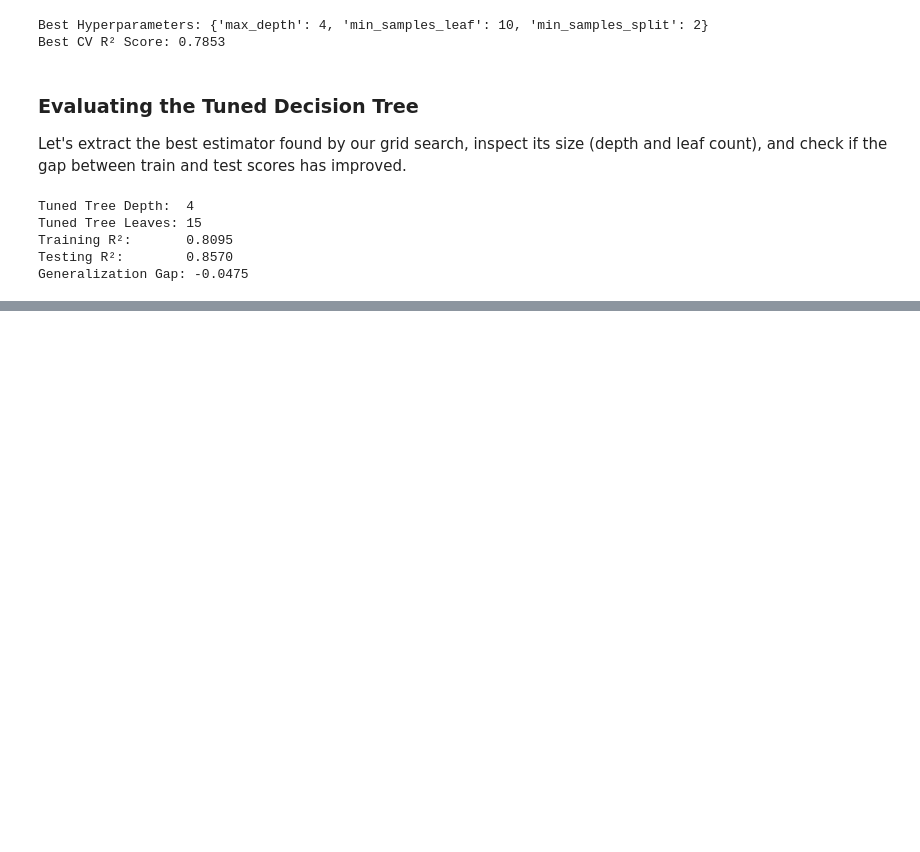
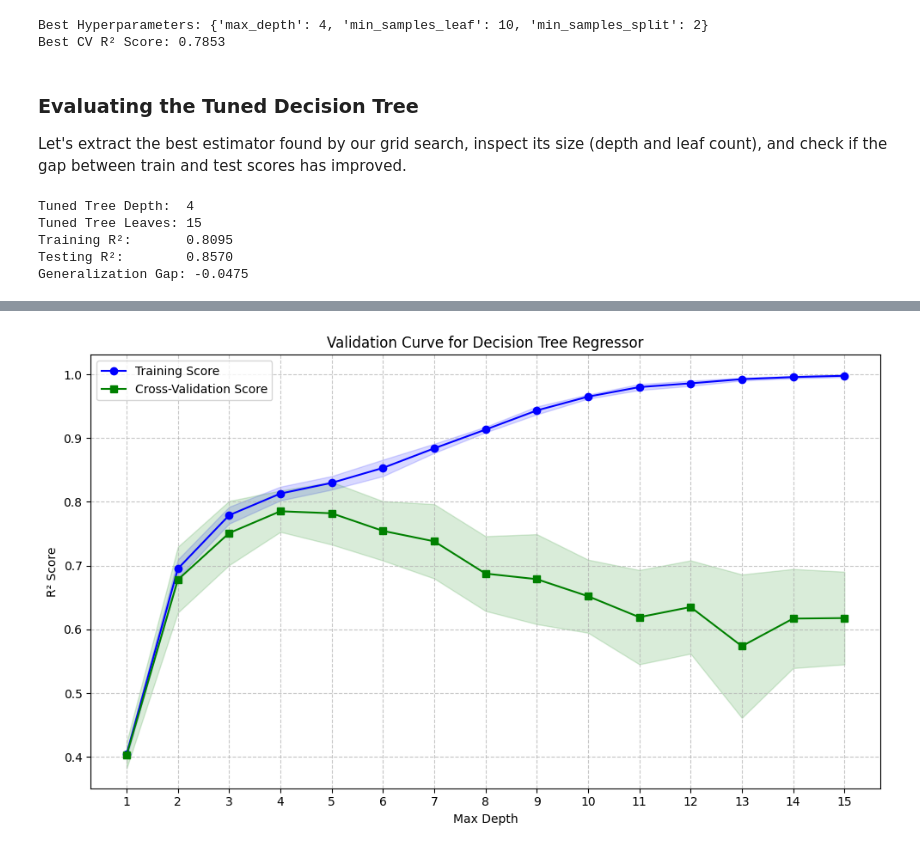
Before and after one commit to khushishahs02/exploratory-data-analysis, a Jupyter notebook: notebooks/03_Modeling.ipynb, the cells around one changed output, grey strips where cells are left out. Cells and saved outputs as stored; diff of their text form; code cells hidden in the pictures; blank space fills up the shorter version.

Commit message:
feat: add validation curve visualization to modeling notebook

```diff
--- a/notebooks/03_Modeling.ipynb
+++ b/notebooks/03_Modeling.ipynb
@@ -238,0 +243,38 @@ Generalization Gap: -0.0475
+# %%
+from sklearn.model_selection import validation_curve
+
+param_range = np.arange(1, 16)
+train_scores, test_scores = validation_curve(
+    estimator=DecisionTreeRegressor(random_state=42),
+    X=X_train,
+    y=y_train,
+    param_name="max_depth",
+    param_range=param_range,
+    cv=5,
+    scoring="r2",
+    n_jobs=-1
+)
+
+# Calculate mean and standard deviation
+train_mean = np.mean(train_scores, axis=1)
+train_std = np.std(train_scores, axis=1)
+test_mean = np.mean(test_scores, axis=1)
+test_std = np.std(test_scores, axis=1)
+
+# Plot the validation curve
+plt.figure(figsize=(10, 6))
+plt.plot(param_range, train_mean, label="Training Score", color="blue", marker="o")
+plt.fill_between(param_range, train_mean - train_std, train_mean + train_std, alpha=0.15, color="blue")
+plt.plot(param_range, test_mean, label="Cross-Validation Score", color="green", marker="s")
+plt.fill_between(param_range, test_mean - test_std, test_mean + test_std, alpha=0.15, color="green")
+
+plt.title("Validation Curve for Decision Tree Regressor")
+plt.xlabel("Max Depth")
+plt.ylabel("R² Score")
+plt.grid(True, linestyle="--", alpha=0.7)
+plt.xticks(param_range)
+plt.legend(loc="best")
+plt.tight_layout()
+plt.show()
+# %% [output]
+[figure, added]
```
Also changed, not shown: parts of 1 cell of this notebook.
